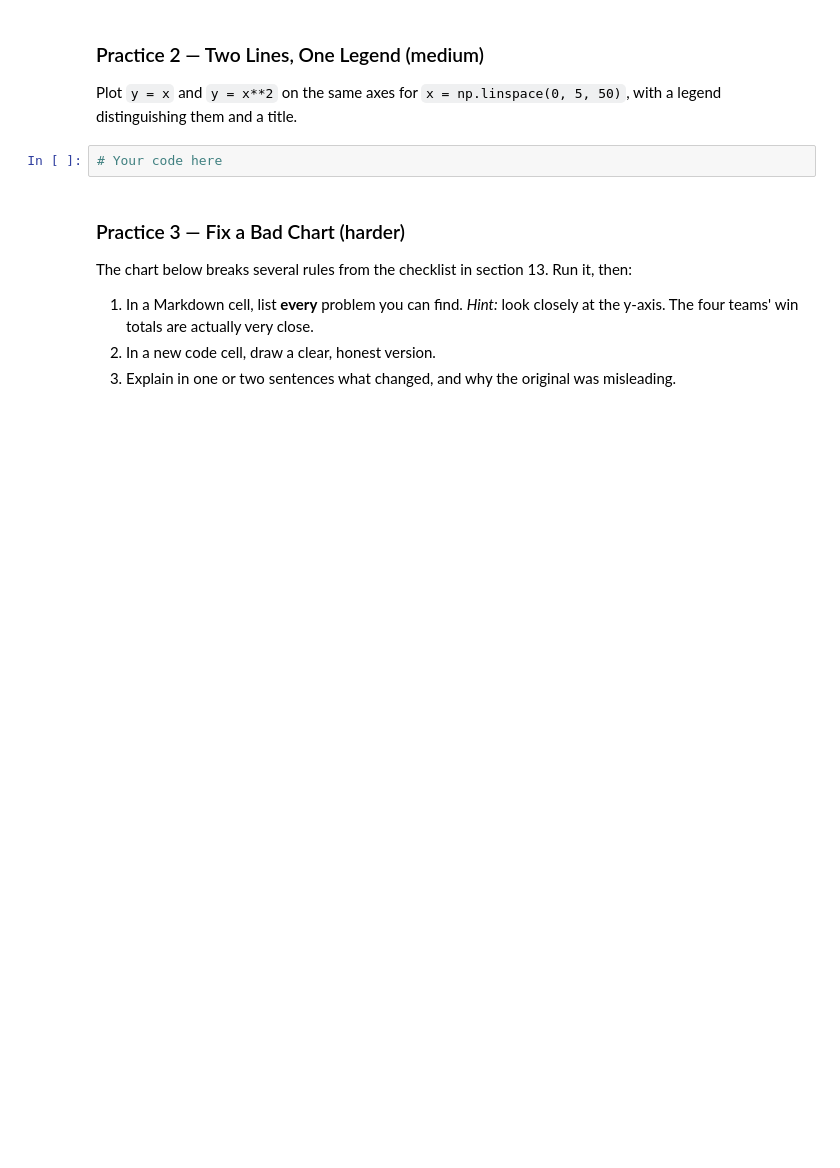
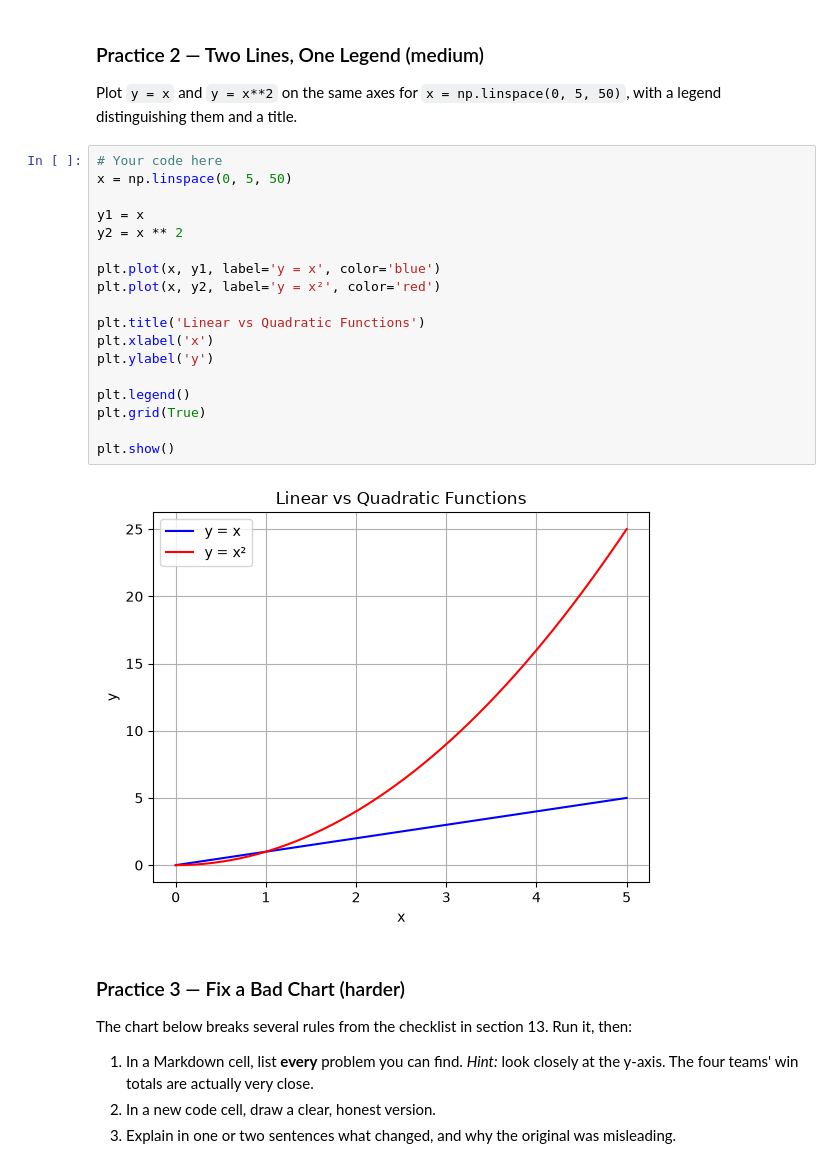
Before and after one commit to vicky04edx/3603-data-science-Heredia, a Jupyter notebook: Work/05-Foundations/07-plotting_basics.ipynb, the cells around one changed output. Cells and saved outputs as stored; diff of their text form; blank space fills up the shorter version.

```diff
--- a/Work/05-Foundations/07-plotting_basics.ipynb
+++ b/Work/05-Foundations/07-plotting_basics.ipynb
@@ -737,6 +778,24 @@ pet_counts = {'Dogs': 12, 'Cats': 9, 'Birds': 3, 'Fish': 5}
 Plot `y = x` and `y = x**2` on the same axes for `x = np.linspace(0, 5, 50)`, with a legend distinguishing them and a title.
 # %%
 # Your code here
+x = np.linspace(0, 5, 50)
+
+y1 = x
+y2 = x ** 2
+
+plt.plot(x, y1, label='y = x', color='blue')
+plt.plot(x, y2, label='y = x²', color='red')
+
+plt.title('Linear vs Quadratic Functions')
+plt.xlabel('x')
+plt.ylabel('y')
+
+plt.legend()
+plt.grid(True)
+
+plt.show()
+# %% [output]
+[figure, added]
 # %% [markdown]
 ### Practice 3 — Fix a Bad Chart (harder)
 The chart below breaks several rules from the checklist in section 13. Run it, then:
```
Also changed, not shown: parts of 10 cells of this notebook, 2 other files.
